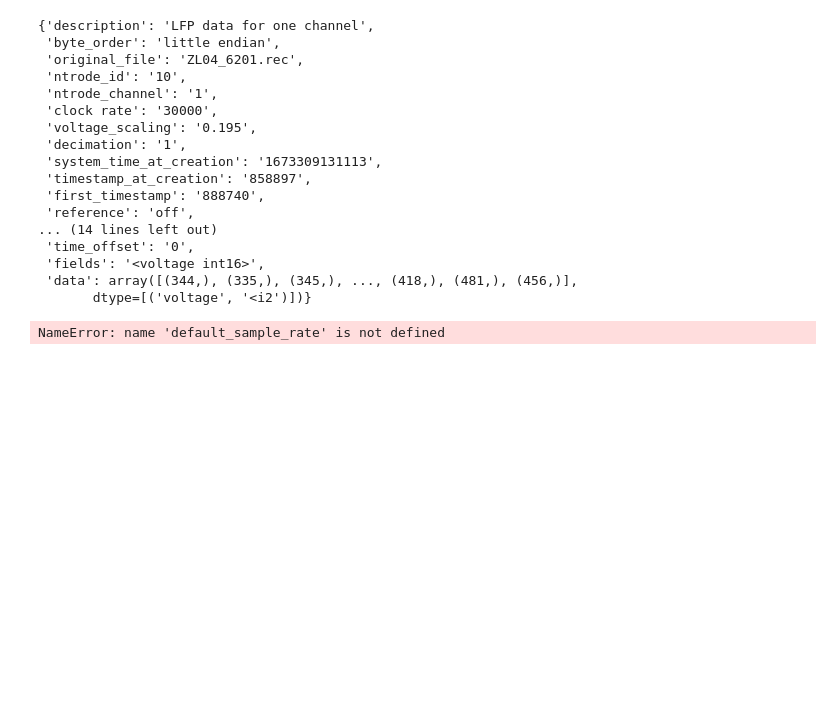
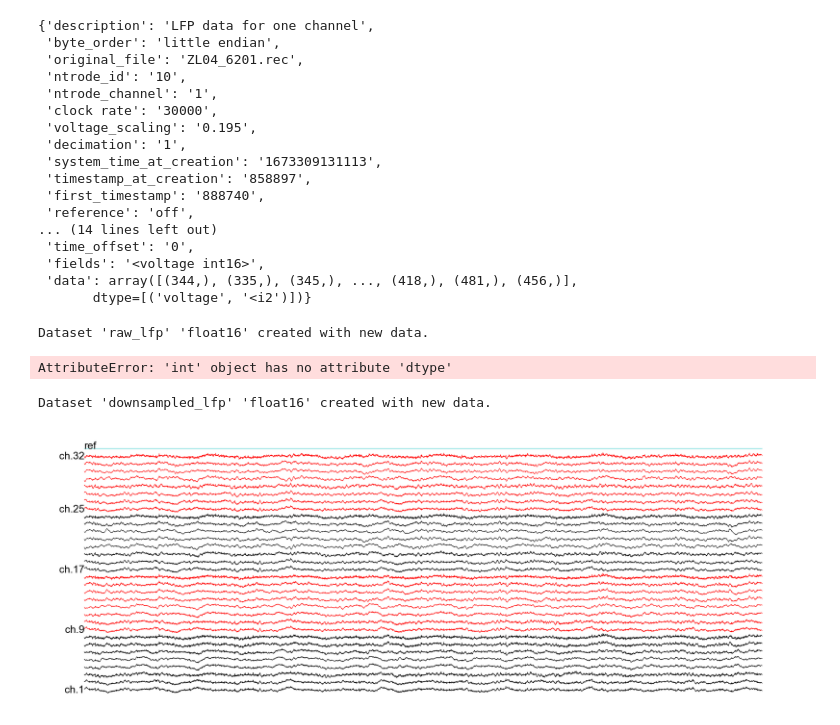
Before and after one commit to dtabuena/Accessory-Matlab-DT-Func-, a Jupyter notebook: Untitled67.ipynb, the cells around one changed output. Saved outputs shown, nothing was run; the diff lists cells and outputs as text; code cells hidden in the pictures; blank space fills up the shorter version.

```diff
--- a/Untitled67.ipynb
+++ b/Untitled67.ipynb
@@ -271,12 +267,21 @@ del(data_list)
+# %%
+session_hdf_file=os.path.join(my_analysis_dir,animal_session+'_ZL.hdf5')
+update_hdf_data(session_hdf_file, 'raw_lfp', zll_disk_array)
+update_hdf_data(session_hdf_file, 'default_sample_rate', default_sample_rate)
+# %% [output]
+Dataset 'raw_lfp' 'float16' created with new data.
+AttributeError: 'int' object has no attribute 'dtype'
 # %%
 downsampled_rate = np.array(5000)
-
+default_sample_rate = 30000
 downsample_factor = default_sample_rate/downsampled_rate
 downsample_indicies = np.arange(0,lfp_disk_array.shape[0],downsample_factor,dtype='int')
 zll_disk_array=zll_disk_array[downsample_indicies,:]
 ref = np.expand_dims(np.mean(zll_disk_array,axis=1),axis=-1)
 ref = np.zeros_like(ref)
 zll_disk_array -= ref
 plot_sample_wave(zll_disk_array,downsampled_rate,ref=ref)
+update_hdf_data(session_hdf_file, 'downsampled_lfp', zll_disk_array)
 # %% [output]
-NameError: name 'default_sample_rate' is not defined
+Dataset 'downsampled_lfp' 'float16' created with new data.
+[figure, added]
```
Also changed, not shown: parts of 3 cells of this notebook.
